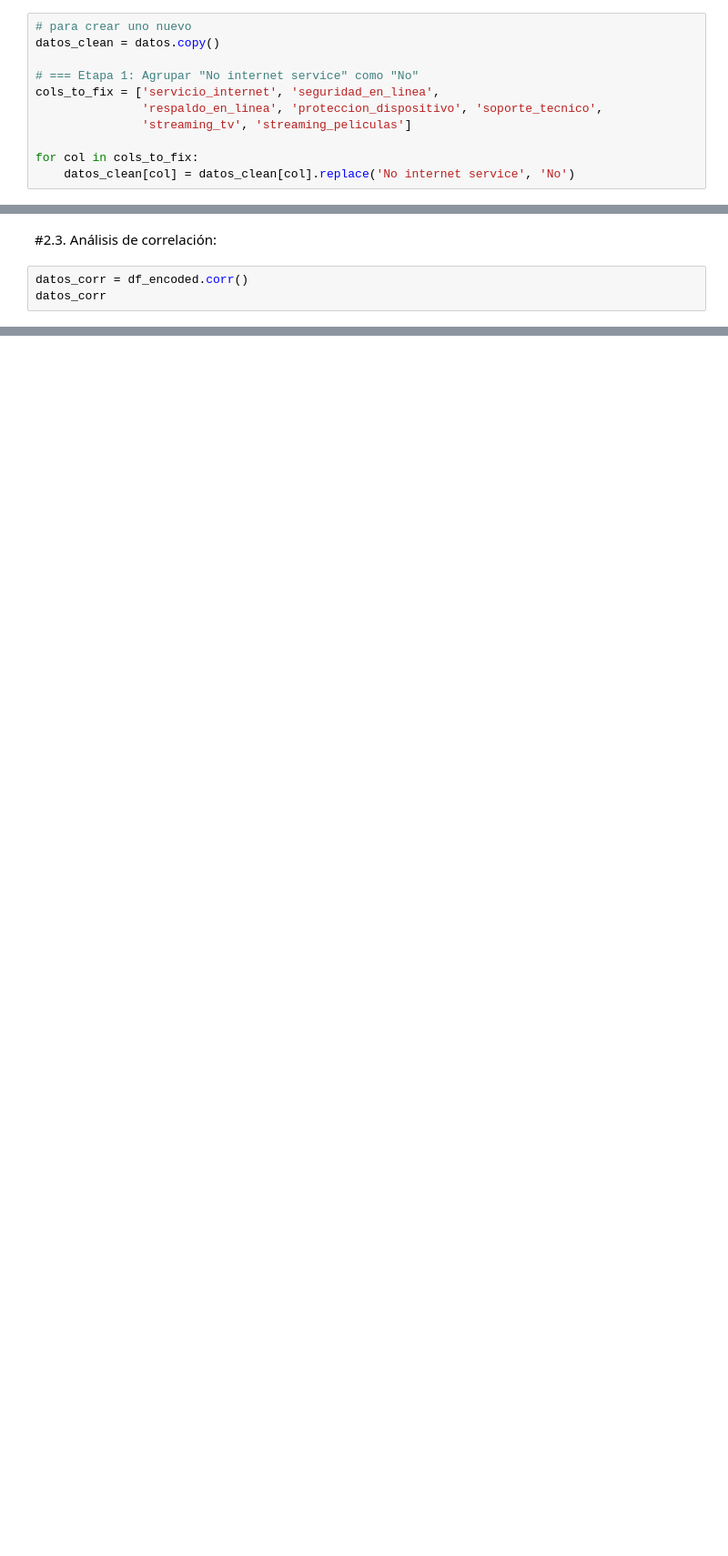
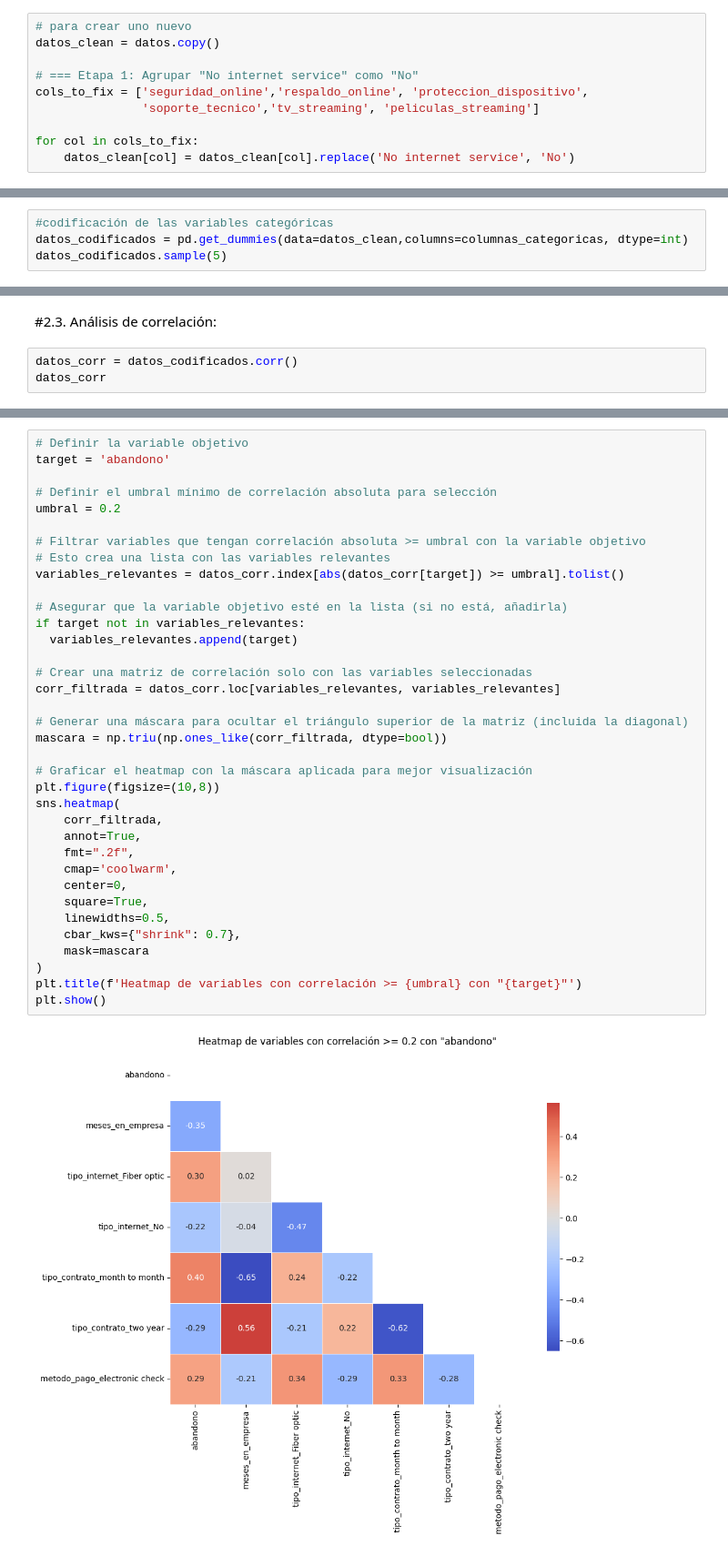
Before and after one commit to Nataliahfk/TELECOM-X---PARTE-2, a Jupyter notebook: TelecomX_SegundaParte_Natalia.ipynb, the cells around one changed output, grey strips where cells are left out. Shown at 91% size. Saved outputs shown, nothing was run; the diff lists cells and outputs as text; blank space fills up the shorter version.

```diff
--- a/TelecomX_SegundaParte_Natalia.ipynb
+++ b/TelecomX_SegundaParte_Natalia.ipynb
@@ -257,9 +286,8 @@ datos.info()
 datos_clean = datos.copy()
 
 # === Etapa 1: Agrupar "No internet service" como "No"
-cols_to_fix = ['servicio_internet', 'seguridad_en_linea',
-               'respaldo_en_linea', 'proteccion_dispositivo', 'soporte_tecnico',
-               'streaming_tv', 'streaming_peliculas']
+cols_to_fix = ['seguridad_online','respaldo_online', 'proteccion_dispositivo',
+               'soporte_tecnico','tv_streaming', 'peliculas_streaming']
 
 for col in cols_to_fix:
     datos_clean[col] = datos_clean[col].replace('No internet service', 'No')
@@ -283,0 +313,4 @@ df_encoded.sample(10)
+# %%
+#codificación de las variables categóricas
+datos_codificados = pd.get_dummies(data=datos_clean,columns=columnas_categoricas, dtype=int)
+datos_codificados.sample(5)
@@ -295,5 +345,5 @@ df_encoded['cargo_total'].isnull().sum()
 # %% [markdown]
 #2.3. Análisis de correlación:
 # %%
-datos_corr = df_encoded.corr()
+datos_corr = datos_codificados.corr()
 datos_corr
@@ -304,0 +376,38 @@ plt.show()
+# %%
+# Definir la variable objetivo
+target = 'abandono'
+
+# Definir el umbral mínimo de correlación absoluta para selección
+umbral = 0.2
+
+# Filtrar variables que tengan correlación absoluta >= umbral con la variable objetivo
+# Esto crea una lista con las variables relevantes
+variables_relevantes = datos_corr.index[abs(datos_corr[target]) >= umbral].tolist()
+
+# Asegurar que la variable objetivo esté en la lista (si no está, añadirla)
+if target not in variables_relevantes:
+  variables_relevantes.append(target)
+
+# Crear una matriz de correlación solo con las variables seleccionadas
+corr_filtrada = datos_corr.loc[variables_relevantes, variables_relevantes]
+
+# Generar una máscara para ocultar el triángulo superior de la matriz (incluida la diagonal)
+mascara = np.triu(np.ones_like(corr_filtrada, dtype=bool))
+
+# Graficar el heatmap con la máscara aplicada para mejor visualización
+plt.figure(figsize=(10,8))
+sns.heatmap(
+    corr_filtrada,
+    annot=True,
+    fmt=".2f",
+    cmap='coolwarm',
+    center=0,
+    square=True,
+    linewidths=0.5,
+    cbar_kws={"shrink": 0.7},
+    mask=mascara
+)
+plt.title(f'Heatmap de variables con correlación >= {umbral} con "{target}"')
+plt.show()
+# %% [output]
+[figure, added]
```
Also changed, not shown: parts of 13 cells of this notebook.
